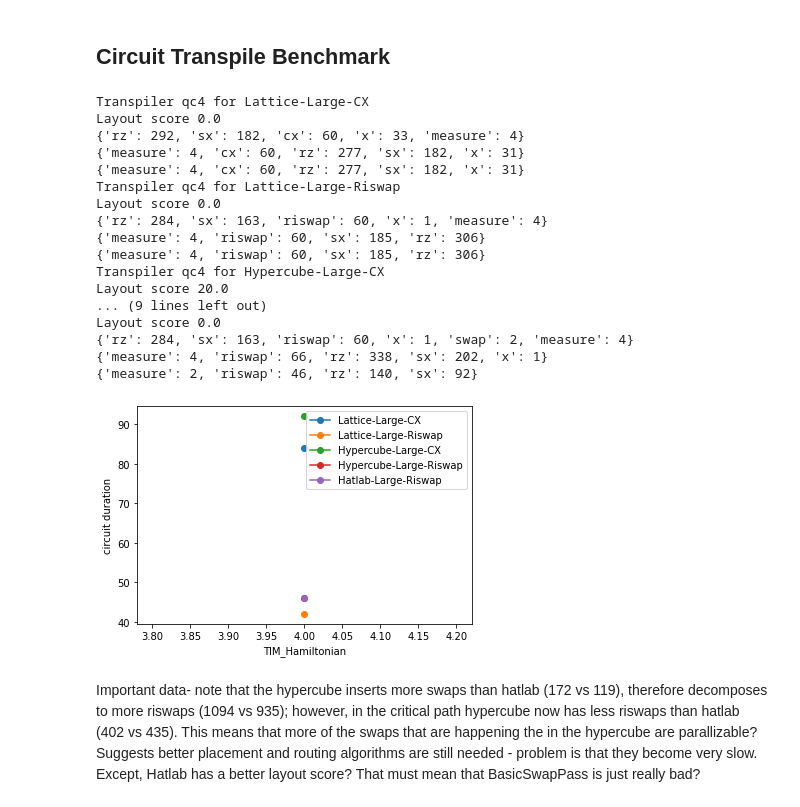
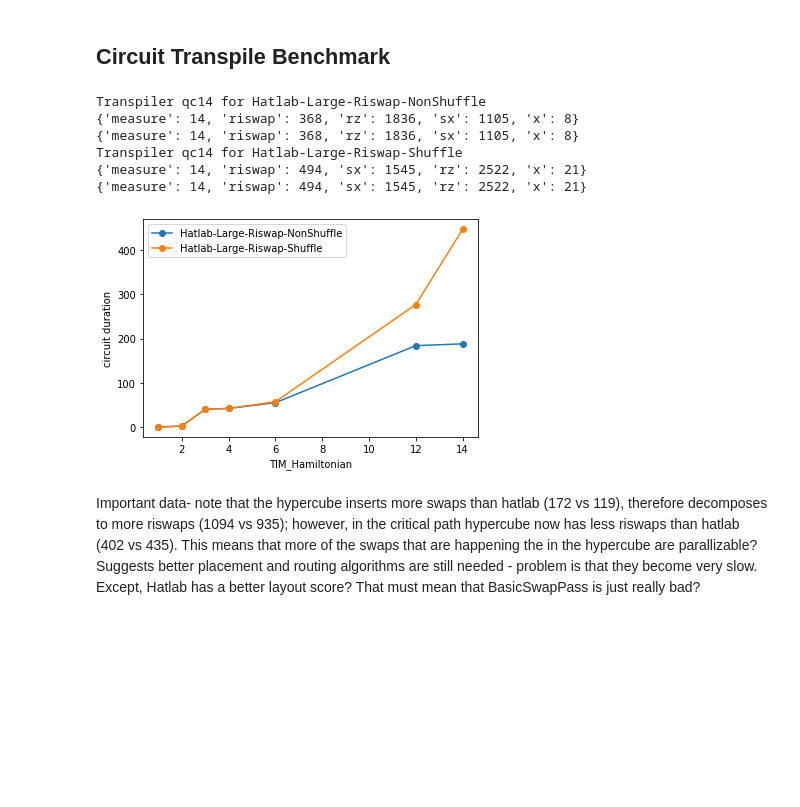
Before and after one commit to Pitt-JonesLab/clonk_transpilation, a Jupyter notebook: benchmark_suite/main.ipynb, the cells around one changed output. Saved outputs shown, nothing was run; the diff lists cells and outputs as text; code cells hidden in the pictures; blank space fills up the shorter version.

```diff
--- a/benchmark_suite/main.ipynb
+++ b/benchmark_suite/main.ipynb
@@ -44,10 +50,16 @@ def benchmark(backends, circuit_generator, q_range=None):
     if q_range is None:
         q_range = circuit_generator.q_range
 
-    #reset time arrays
+    #check if data dicts are empty
     for backend in backends:
-        backend.times = []
+        if not circuit_generator.label in backend.data.keys():
+            backend.data[circuit_generator.label] = {}
+            backend.data[circuit_generator.label]["duration"] = {}
+            backend.data[circuit_generator.label]["gate_count"] = {}
+            backend.data[circuit_generator.label]["gate_count_crit"] = {}
+            backend.data[circuit_generator.label]["layout_score"] = {}
 
+    #outer loop over circuit since this may take long time to generate
     for q in q_range:
         #create new variable sized lambda circuit
         qc = circuit_generator.circuit_lambda(q)
@@ -56,19 +68,23 @@ def benchmark(backends, circuit_generator, q_range=None):
             #logging.info(f"Transpiler qc{q} for {backend.label}")
             print(f"Transpiler qc{q} for {backend.label}")
             backend.pass_manager.run(qc)
-            backend.times.append(backend.pass_manager.property_set["duration_longest_path_length"])
+
+            #save data to dict
+            duration = backend.pass_manager.property_set["duration_longest_path_length"]
+            backend.data[circuit_generator.label]["duration"][q] = float(duration)
+
+            gate_count = backend.pass_manager.property_set["count_ops"]
+            backend.data[circuit_generator.label]["gate_count"][q] = gate_count
+
+            #FIXME
+            # gate_count_critical_path = backend.pass_manager.property_set["count_ops_longest_path"]
+            # backend.data[circuit_generator.label]["gate_count_crit"][q] = gate_count_critical_path
+
+            layout_score = backend.pass_manager.property_set["layout_score"]
+            backend.data[circuit_generator.label]["layout_score"][q] = float(layout_score)
 
     for backend in backends:
-        plt.plot(q_range, backend.times, '-o', label=backend.label)
+        #save dict to json
+        backend.save_json()
 
-    plt.xlabel(circuit_generator.label)
-    plt.ylabel("circuit duration")
-    plt.legend()
-
-    #savefig
-    filename = f"images/large_{circuit_generator.label}"
-    import os
-    i = 0
-    while os.path.exists('{}{:d}.png'.format(filename, i)):
-        i += 1
-    plt.savefig('{}{:d}.png'.format(filename, i), facecolor='white')
+    plot(backends, circuit_generator.label)
@@ -75,26 +111,15 @@ def benchmark(backends, circuit_generator, q_range=None):
 # %%
 circuit_gen = circuits["TIM_Hamiltonian"]
 #with critical path turned off
-benchmark(backends=large_backends, circuit_generator=circuit_gen, q_range=[4])
+benchmark(backends=shuffle_test, circuit_generator=circuit_gen, q_range=[14])
 # %% [output]
-Transpiler qc4 for Lattice-Large-CX
-Layout score 0.0
-{'rz': 292, 'sx': 182, 'cx': 60, 'x': 33, 'measure': 4}
-{'measure': 4, 'cx': 60, 'rz': 277, 'sx': 182, 'x': 31}
-{'measure': 4, 'cx': 60, 'rz': 277, 'sx': 182, 'x': 31}
-Transpiler qc4 for Lattice-Large-Riswap
-Layout score 0.0
-{'rz': 284, 'sx': 163, 'riswap': 60, 'x': 1, 'measure': 4}
-{'measure': 4, 'riswap': 60, 'sx': 185, 'rz': 306}
-{'measure': 4, 'riswap': 60, 'sx': 185, 'rz': 306}
-Transpiler qc4 for Hypercube-Large-CX
-Layout score 20.0
-... (9 lines left out)
-Layout score 0.0
-{'rz': 284, 'sx': 163, 'riswap': 60, 'x': 1, 'swap': 2, 'measure': 4}
-{'measure': 4, 'riswap': 66, 'rz': 338, 'sx': 202, 'x': 1}
-{'measure': 2, 'riswap': 46, 'rz': 140, 'sx': 92}
+Transpiler qc14 for Hatlab-Large-Riswap-NonShuffle
+{'measure': 14, 'riswap': 368, 'rz': 1836, 'sx': 1105, 'x': 8}
+{'measure': 14, 'riswap': 368, 'rz': 1836, 'sx': 1105, 'x': 8}
+Transpiler qc14 for Hatlab-Large-Riswap-Shuffle
+{'measure': 14, 'riswap': 494, 'sx': 1545, 'rz': 2522, 'x': 21}
+{'measure': 14, 'riswap': 494, 'sx': 1545, 'rz': 2522, 'x': 21}
-[figure, old version]
+[figure, new version]
 # %% [markdown]
 Important data- note that the hypercube inserts more swaps than hatlab (172 vs 119), therefore decomposes to more riswaps (1094 vs 935); however, in the critical path hypercube now has less riswaps than hatlab (402 vs 435). This means that more of the swaps that are happening the in the hypercube are parallizable? Suggests better placement and routing algorithms are still needed - problem is that they become very slow. Except, Hatlab has a better layout score? That must mean that BasicSwapPass is just really bad?
 # %%
```
Also changed, not shown: parts of 3 cells of this notebook, 25 other files.
